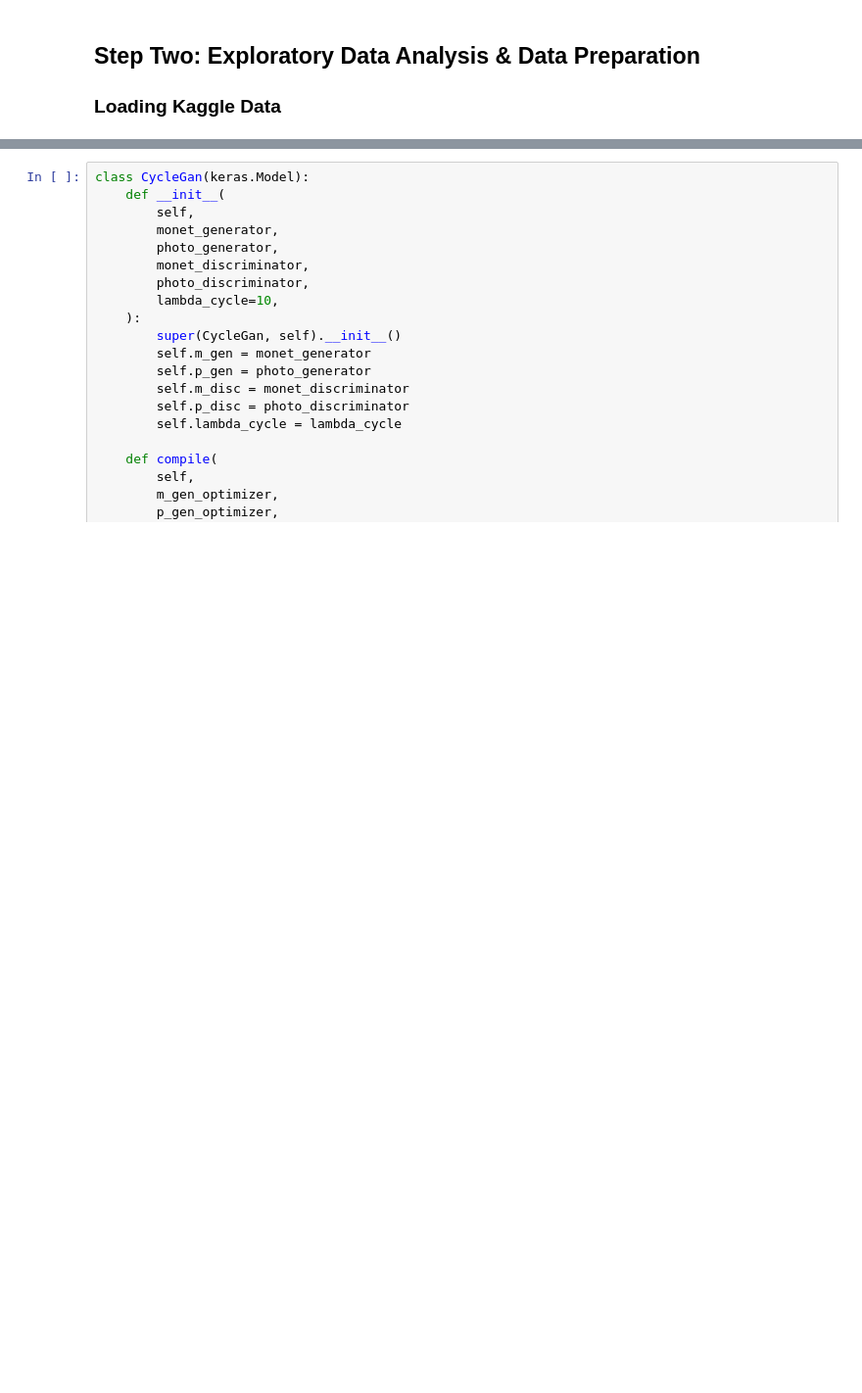
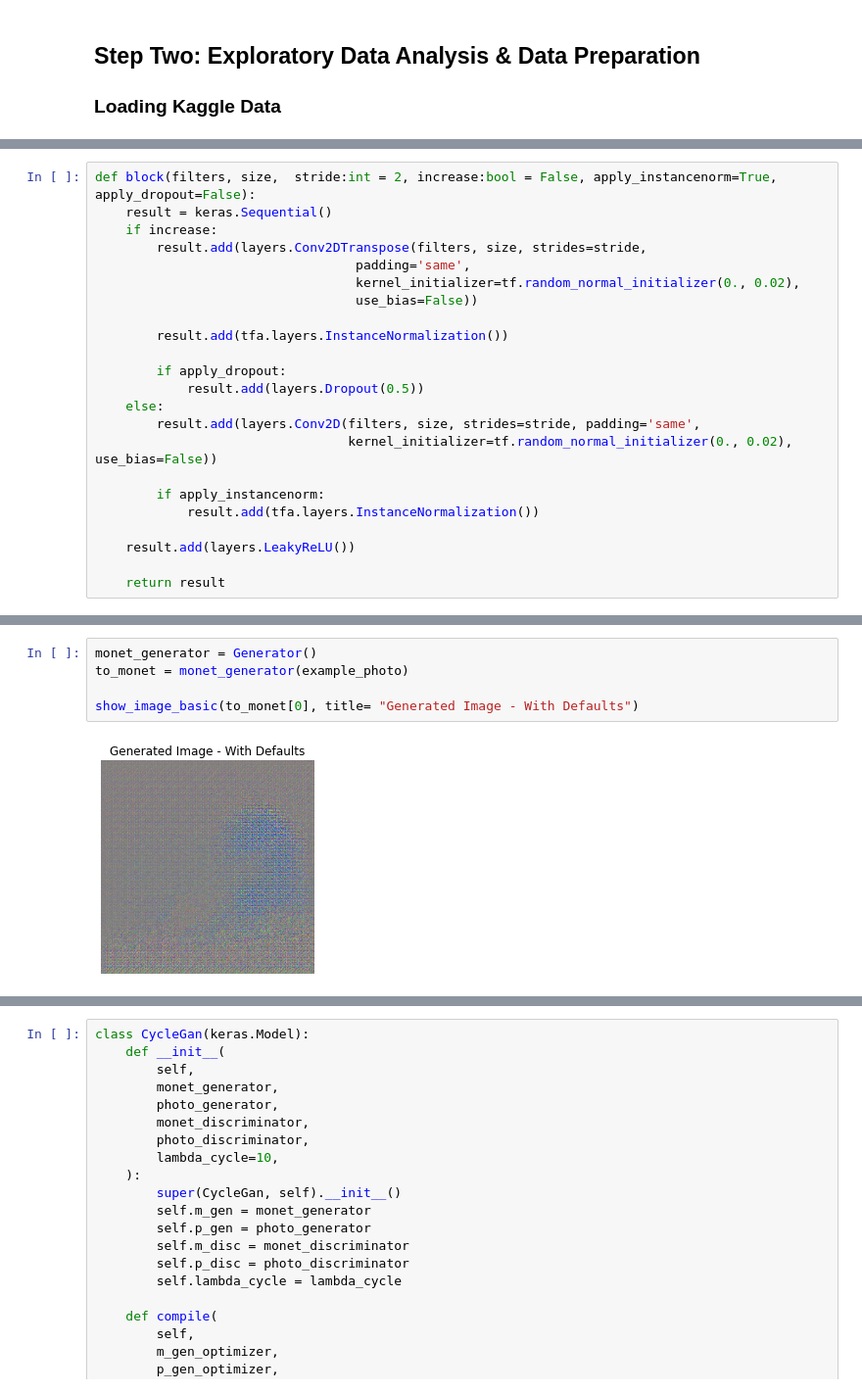
Before and after one commit to iffigueroa/kaggle-competitions, a Jupyter notebook: monet-stylized-gan-images.ipynb, the cells around one changed output, grey strips where cells are left out. Shown at 98% size. Drawn from its saved outputs; the diff is of its cells as text; blank space fills up the shorter version.

```diff
--- a/monet-stylized-gan-images.ipynb
+++ b/monet-stylized-gan-images.ipynb
@@ -348,0 +196,23 @@ def Discriminator():
+# %%
+def block(filters, size,  stride:int = 2, increase:bool = False, apply_instancenorm=True, apply_dropout=False):
+    result = keras.Sequential()
+    if increase:
+        result.add(layers.Conv2DTranspose(filters, size, strides=stride,
+                                  padding='same',
+                                  kernel_initializer=tf.random_normal_initializer(0., 0.02),
+                                  use_bias=False))
+
+        result.add(tfa.layers.InstanceNormalization())
+
+        if apply_dropout:
+            result.add(layers.Dropout(0.5))
+    else:
+        result.add(layers.Conv2D(filters, size, strides=stride, padding='same',
+                                 kernel_initializer=tf.random_normal_initializer(0., 0.02), use_bias=False))
+
+        if apply_instancenorm:
+            result.add(tfa.layers.InstanceNormalization())
+
+    result.add(layers.LeakyReLU())
+
+    return result
@@ -348,0 +295,7 @@ def Discriminator():
+# %%
+monet_generator = Generator()
+to_monet = monet_generator(example_photo)
+
+show_image_basic(to_monet[0], title= "Generated Image - With Defaults")
+# %% [output]
+[figure, added]
```
Also changed, not shown: parts of 60 cells of this notebook.
